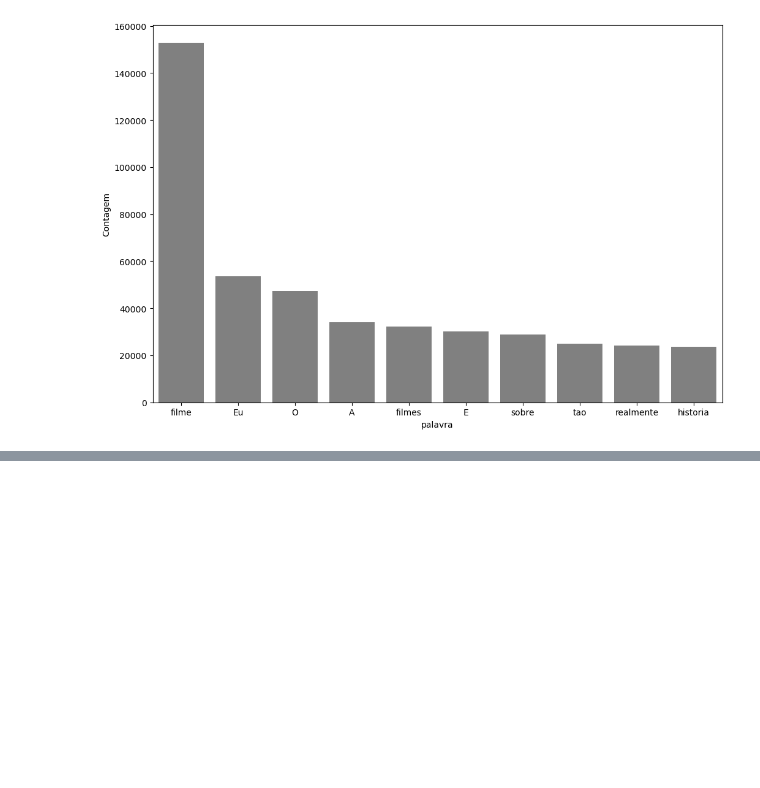
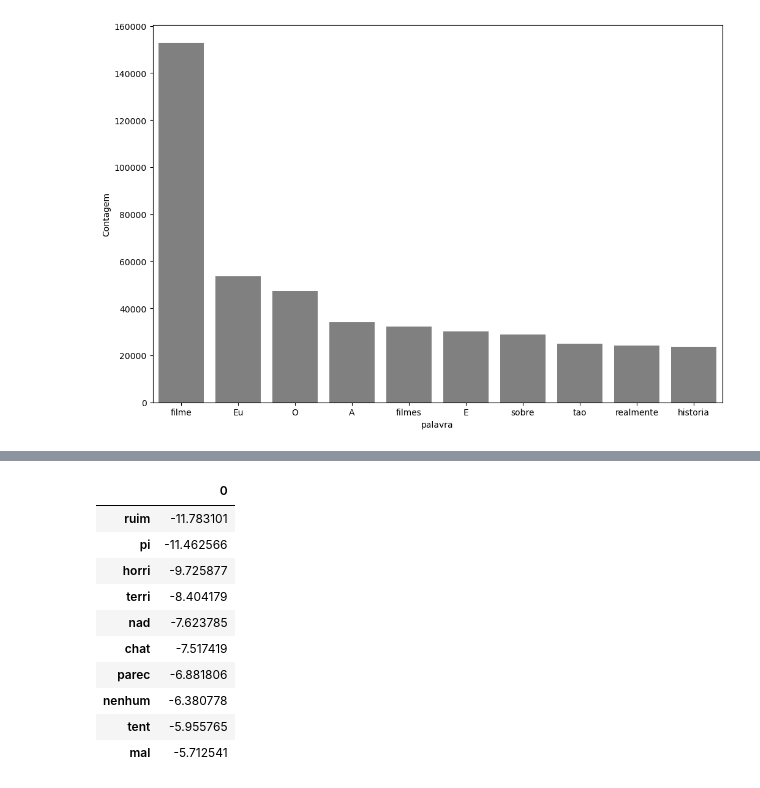
Before and after one commit to gssantaella/nlp-parte1, a Jupyter notebook: aula5/aula5.ipynb, the cells around one changed output, grey strips where cells are left out. Drawn from its saved outputs; the diff is of its cells as text; code cells hidden in the pictures; blank space fills up the shorter version.

```diff
--- a/aula5/aula5.ipynb
+++ b/aula5/aula5.ipynb
@@ -410,0 +573,14 @@ pareto(resenha, 'tratamento_3', 10)
+# %%
+pesos.nsmallest(10, 0)
+# %% [output]
+|  | 0 |
+| ruim | -11.783101 |
+| pi | -11.462566 |
+| horri | -9.725877 |
+| terri | -8.404179 |
+| nad | -7.623785 |
+| chat | -7.517419 |
+| parec | -6.881806 |
+| nenhum | -6.380778 |
+| tent | -5.955765 |
+| mal | -5.712541 |
```
Also changed, not shown: parts of 52 cells of this notebook.
